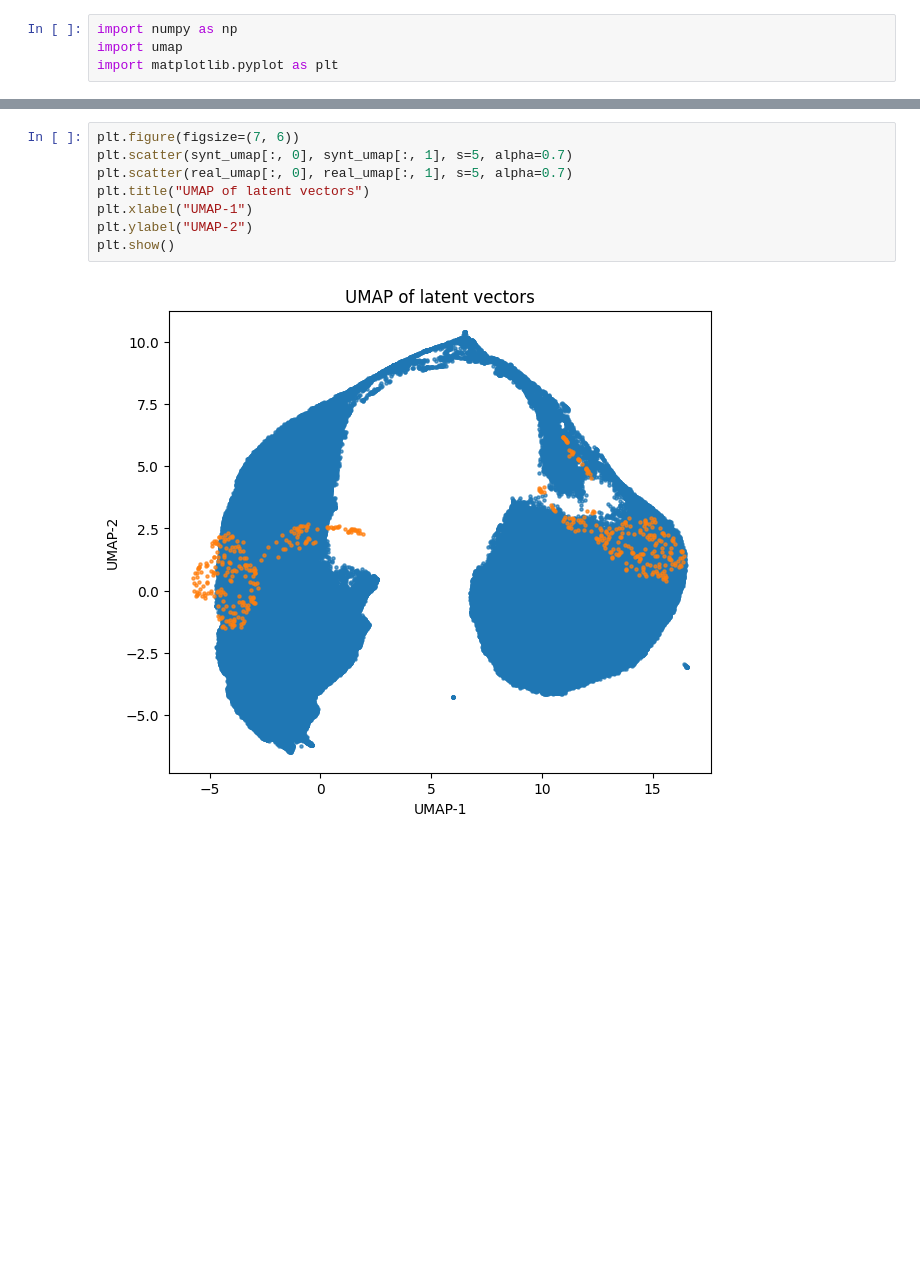
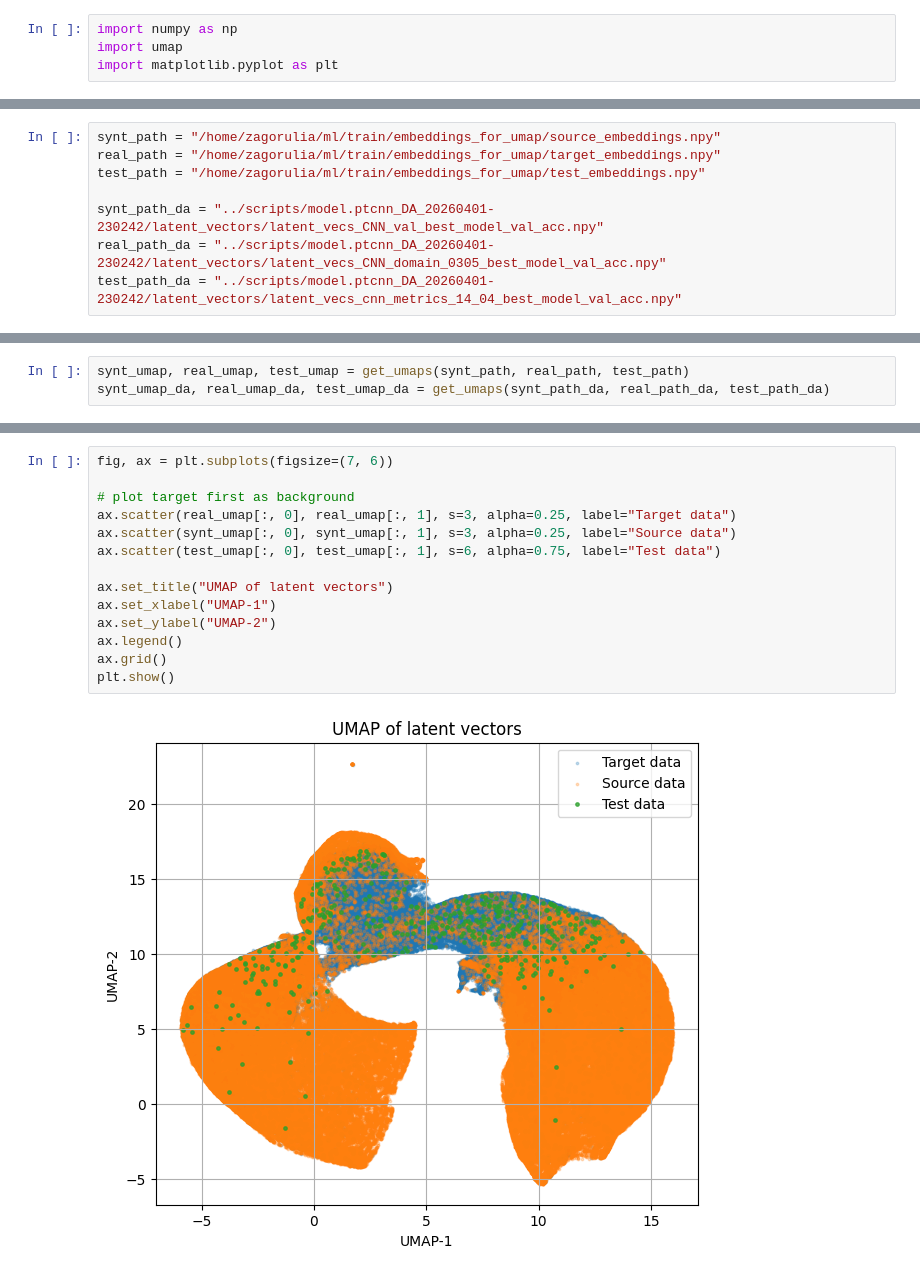
Before and after one commit to dimicorn/SIDDA, a Jupyter notebook: src/paper_notebooks/umap.ipynb, the cells around one changed output, grey strips where cells are left out. Saved outputs shown, nothing was run; the diff lists cells and outputs as text; blank space fills up the shorter version.

```diff
--- a/src/paper_notebooks/umap.ipynb
+++ b/src/paper_notebooks/umap.ipynb
@@ -8 +5,9 @@ synt_path = "../scripts/model.ptcnn_DA_20260401-230242/latent_vectors/latent_vec
+# %%
+synt_path = "/home/zagorulia/ml/train/embeddings_for_umap/source_embeddings.npy"
+real_path = "/home/zagorulia/ml/train/embeddings_for_umap/target_embeddings.npy"
+test_path = "/home/zagorulia/ml/train/embeddings_for_umap/test_embeddings.npy"
+
+synt_path_da = "../scripts/model.ptcnn_DA_20260401-230242/latent_vectors/latent_vecs_CNN_val_best_model_val_acc.npy"
+real_path_da = "../scripts/model.ptcnn_DA_20260401-230242/latent_vectors/latent_vecs_CNN_domain_0305_best_model_val_acc.npy"
+test_path_da = "../scripts/model.ptcnn_DA_20260401-230242/latent_vectors/latent_vecs_cnn_metrics_14_04_best_model_val_acc.npy"
 # %%
@@ -27,0 +44,3 @@ synt_umap = get_umap(synt_path)
+# %%
+synt_umap, real_umap, test_umap = get_umaps(synt_path, real_path, test_path)
+synt_umap_da, real_umap_da, test_umap_da = get_umaps(synt_path_da, real_path_da, test_path_da)
@@ -28,10 +104,16 @@ synt_umap = get_umap(synt_path)
 # %%
-plt.figure(figsize=(7, 6))
-plt.scatter(synt_umap[:, 0], synt_umap[:, 1], s=5, alpha=0.7)
-plt.scatter(real_umap[:, 0], real_umap[:, 1], s=5, alpha=0.7)
-plt.title("UMAP of latent vectors")
-plt.xlabel("UMAP-1")
-plt.ylabel("UMAP-2")
+fig, ax = plt.subplots(figsize=(7, 6))
+
+# plot target first as background
+ax.scatter(real_umap[:, 0], real_umap[:, 1], s=3, alpha=0.25, label="Target data")
+ax.scatter(synt_umap[:, 0], synt_umap[:, 1], s=3, alpha=0.25, label="Source data")
+ax.scatter(test_umap[:, 0], test_umap[:, 1], s=6, alpha=0.75, label="Test data")
+
+ax.set_title("UMAP of latent vectors")
+ax.set_xlabel("UMAP-1")
+ax.set_ylabel("UMAP-2")
+ax.legend()
+ax.grid()
 plt.show()
 # %% [output]
-[figure, old version]
+[figure, new version]
```
Also changed, not shown: parts of 7 cells of this notebook, 8 other files.
